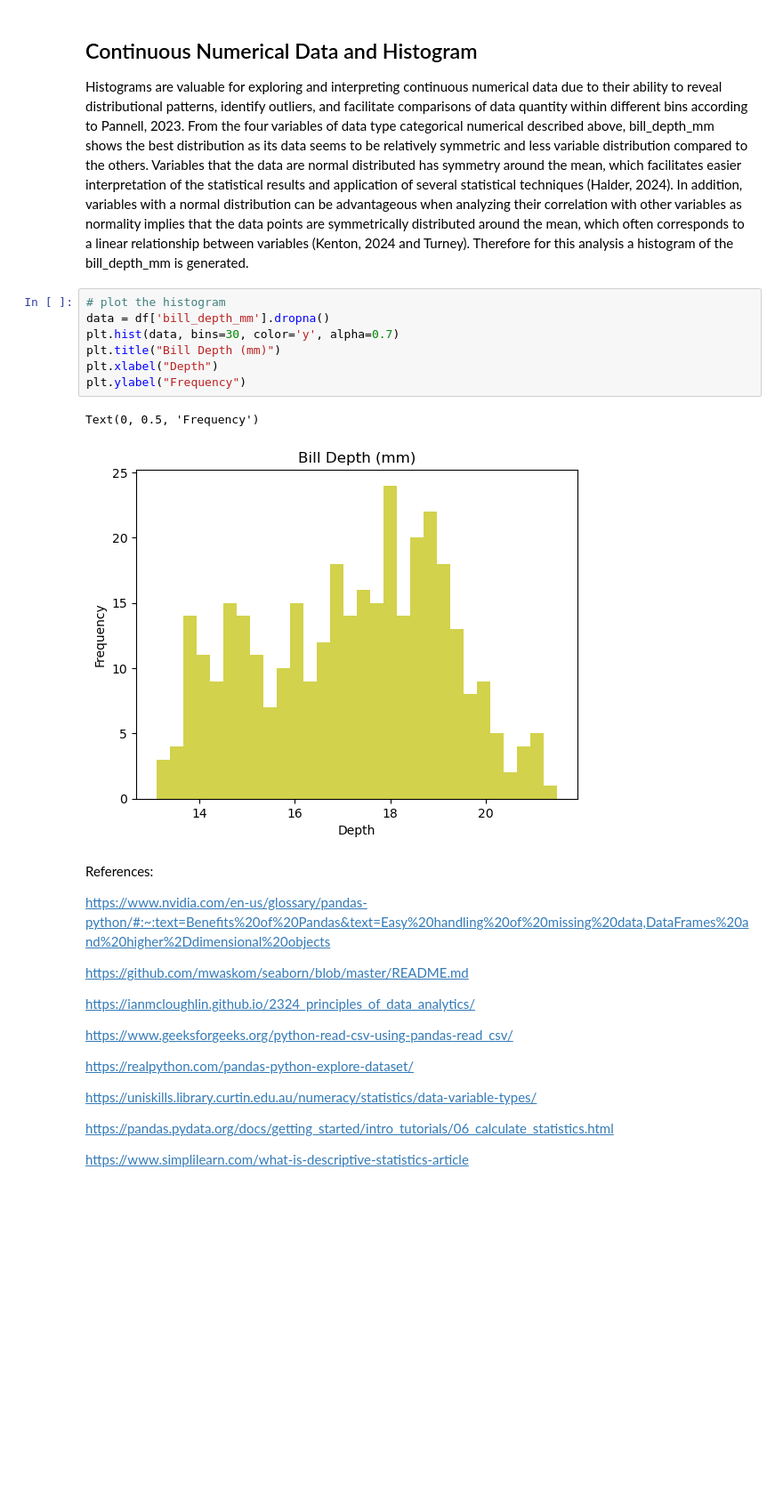
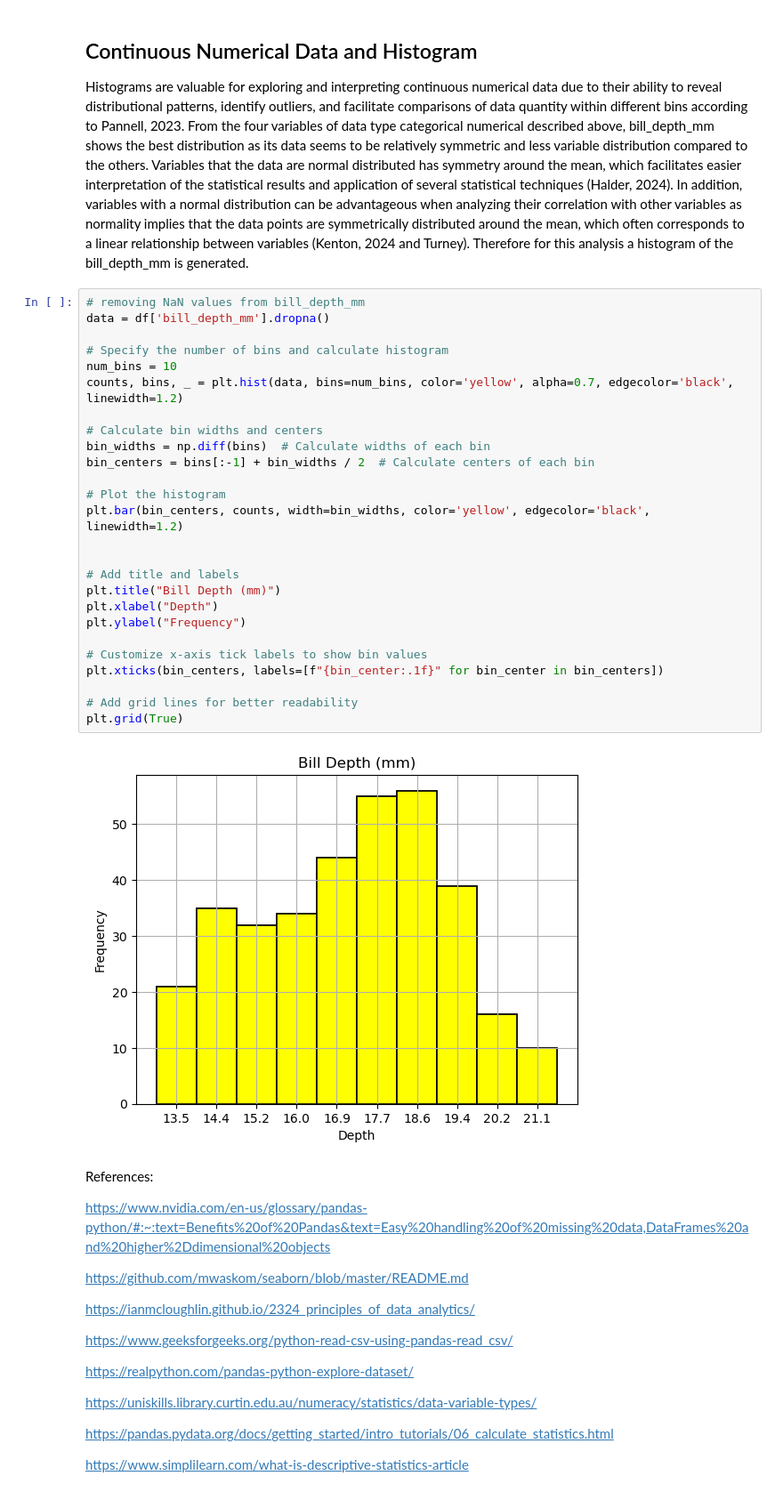
Before and after one commit to filipekojak88/myprojectPDA, a Jupyter notebook: penguins.ipynb, the cells around one changed output. Shown at 89% size. Drawn from its saved outputs; the diff is of its cells as text; blank space fills up the shorter version.

Commit message:
Adding to the histogram x-axis bins labels

```diff
--- a/penguins.ipynb
+++ b/penguins.ipynb
@@ -147,16 +150,34 @@ The descriptive statistics reveal average measurements (mean) and their variabil
 
 Histograms are valuable for exploring and interpreting continuous numerical data due to their ability to reveal distributional patterns, identify outliers, and facilitate comparisons of data quantity within different bins according to Pannell, 2023.
 From the four variables of data type categorical numerical described above, bill_depth_mm shows the best distribution as its data seems to be relatively symmetric and less variable distribution compared to the others. Variables that the data are normal distributed has symmetry around the mean, which facilitates easier interpretation of the statistical results and application of several statistical techniques (Halder, 2024). In addition, variables with a normal distribution can be advantageous when analyzing their correlation with other variables as normality implies that the data points are symmetrically distributed around the mean, which often corresponds to a linear relationship between variables (Kenton, 2024 and Turney). Therefore for this analysis a histogram of the bill_depth_mm is generated.
-# %%
-# plot the histogram
-data = df['bill_depth_mm'].dropna()
-plt.hist(data, bins=30, color='y', alpha=0.7)
-plt.title("Bill Depth (mm)")
-plt.xlabel("Depth")
-plt.ylabel("Frequency")
-# %% [output]
-Text(0, 0.5, 'Frequency')
-[figure, removed]
+# %%
+# removing NaN values from bill_depth_mm
+data = df['bill_depth_mm'].dropna()
+
+# Specify the number of bins and calculate histogram
+num_bins = 10
+counts, bins, _ = plt.hist(data, bins=num_bins, color='yellow', alpha=0.7, edgecolor='black', linewidth=1.2)
+
+# Calculate bin widths and centers
+bin_widths = np.diff(bins)  # Calculate widths of each bin
+bin_centers = bins[:-1] + bin_widths / 2  # Calculate centers of each bin
+
+# Plot the histogram
+plt.bar(bin_centers, counts, width=bin_widths, color='yellow', edgecolor='black', linewidth=1.2)
+
+
+# Add title and labels
+plt.title("Bill Depth (mm)")
+plt.xlabel("Depth")
+plt.ylabel("Frequency")
+
+# Customize x-axis tick labels to show bin values
+plt.xticks(bin_centers, labels=[f"{bin_center:.1f}" for bin_center in bin_centers])
+
+# Add grid lines for better readability
+plt.grid(True)
+# %% [output]
+[figure, added]
 # %% [markdown]
 References:
 
```
Also changed, not shown: parts of 1 cell of this notebook.
